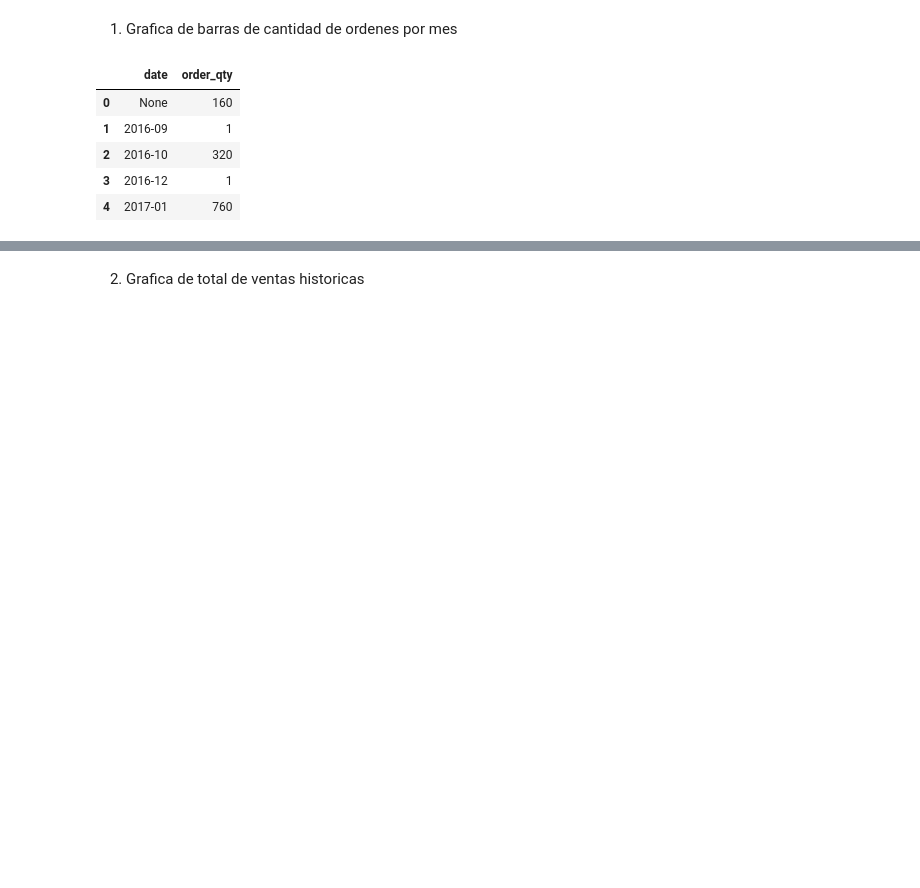
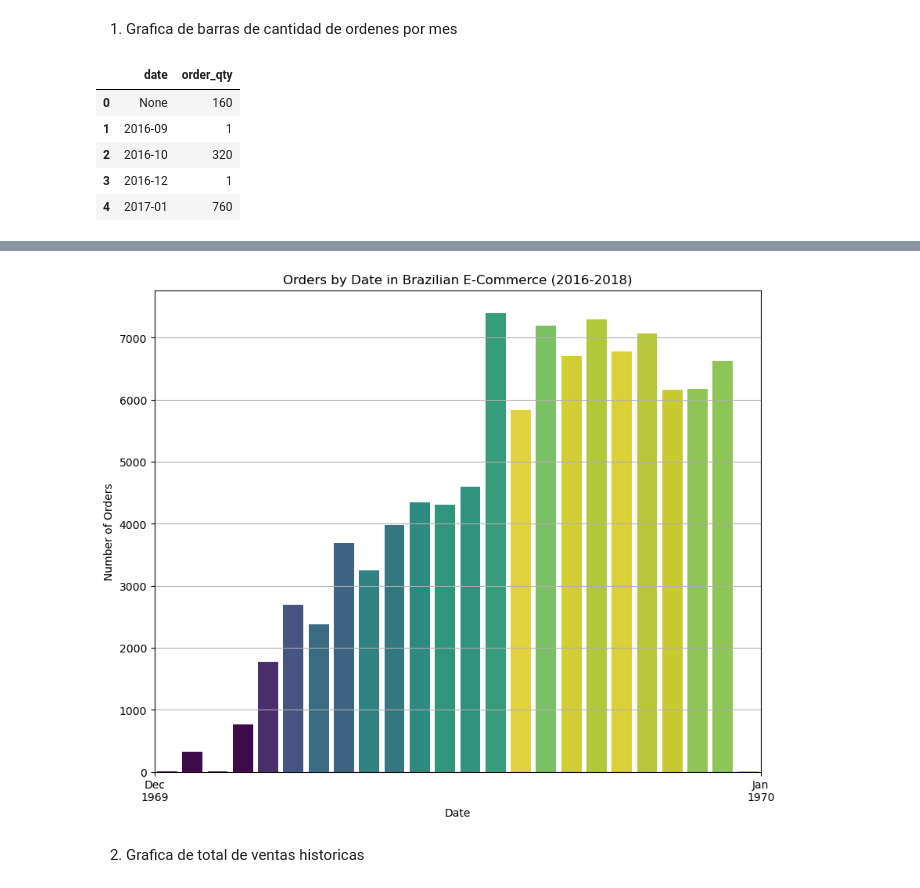
Before and after one commit to xDiegoCruz15/MCD-BDR, a Jupyter notebook: Tarea10.ipynb, the cells around one changed output, grey strips where cells are left out. Drawn from its saved outputs; the diff is of its cells as text; code cells hidden in the pictures; blank space fills up the shorter version.

```diff
--- a/Tarea10.ipynb
+++ b/Tarea10.ipynb
@@ -189,3 +164,23 @@ iplot(plot1)
+# %%
+order_qty['date'] = pd.to_datetime(order_qty['date'])
+
+plt.figure(figsize=(10, 8))
+palette = sns.color_palette("viridis", as_cmap=True)
+sns.barplot(x='date', y='order_qty', data=order_qty, palette=palette(order_qty['order_qty']/order_qty['order_qty'].max()))
+
+
+plt.gca().xaxis.set_major_formatter(mdates.DateFormatter('%b\n%Y'))
+plt.gca().xaxis.set_major_locator(mdates.MonthLocator(interval=3))
+
+plt.xlabel('Date')
+plt.ylabel('Number of Orders')
+plt.title('Orders by Date in Brazilian E-Commerce (2016-2018)')
+plt.grid(True)
+
+plt.savefig('nombre_del_archivo.png')
+plt.show()
+# %% [output]
+[figure, added]
 # %% [markdown]
 2. Grafica de total de ventas historicas
 # %%
```
Also changed, not shown: parts of 6 cells of this notebook.
